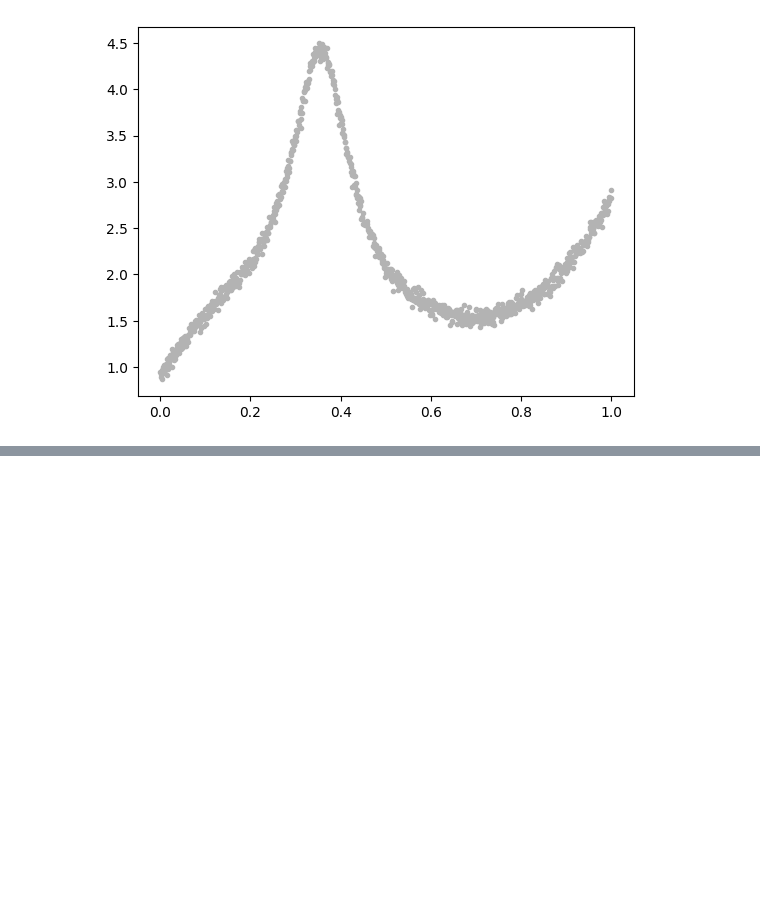
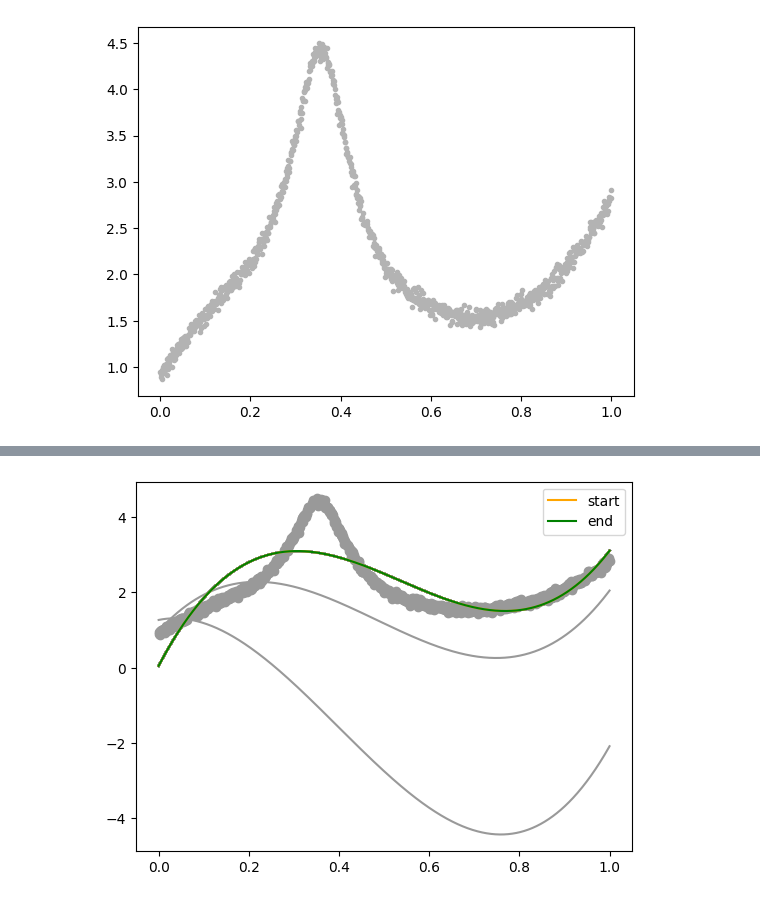
Before and after one commit to BieriCyril/ZHAW_STt_NUM1, a Jupyter notebook: NUM1_Praktikum_W8.ipynb, the cells around one changed output, grey strips where cells are left out. Saved outputs shown, nothing was run; the diff lists cells and outputs as text; code cells hidden in the pictures; blank space fills up the shorter version.

Commit message:
first graph

```diff
--- a/NUM1_Praktikum_W8.ipynb
+++ b/NUM1_Praktikum_W8.ipynb
@@ -188,0 +189,8 @@ plt.plot(w, y, '.', color = [.7,.7,.7]);
+# %%
+###---------------------------RHO FUNKTION-----------------------------------------
+def rho(f, J, p, delta):
+    fp2 = np.linalg.norm(f(*p))**2
+    fpdelta2 = np.linalg.norm(f(*p + delta))**2
+    fpJ2 = np.linalg.norm(f(*p) + J(*p) @ delta)**2
+
+    return (fp2 - fpdelta2) / (1e-12 + fp2 - fpJ2)
@@ -196,19 +206,21 @@ p3 = 0.1
 p4 = 0.1
 p5 = 0.1
 p6 = 0.1
-mue = 0.1 ##müüüüüüüüüüüü
+
+#startwerte
+pStart = np.array([p0, p1, p2, p3, p4, p5, p6]) # Startwerte
 
 
 # Hilfsfunktion L, nachher aufgerufen in F, definiert in aufgabenstellung
 l = lambda p5, p6, w: 1 / (1 + 4 * ((w - p5) / p6)**2)
 
 #f, definiert in aufgabenstellung
-f = lambda w, p0, p1, p2, p3, p4, p5, p6: (
+f = lambda p0, p1, p2, p3, p4, p5, p6: (
     p0 + p1*w + p2*w**2 + p3*w**3 + p4 * l(p5, p6, w)
 )
 
 # Jacobi-Matrix von f
-J = lambda w, p0, p1, p2, p3, p4, p5, p6: np.array([
+J = lambda p0, p1, p2, p3, p4, p5, p6: np.array([
     np.ones_like(w),          # Ableitung nach p0
     w,                        # Ableitung nach p1
     w**2,                     # Ableitung nach p2
@@ -219,11 +231,61 @@ J = lambda w, p0, p1, p2, p3, p4, p5, p6: np.array([
 ]).T
 
 
+## übergebe P der Jaccobi:
+Je = lambda p0, p1, p2, p3, p4, p5, p6: J(*p)
+
+
+
+## init
+pLM = pStart.copy()
+
+##FUNKTION LM, aus beipsiel Lineare ausgleichsrechnung!!!
+def LM(f, J, p, beta0 = 0.2, beta1 = 0.8, mu = 0.1, maxit = 100):
+
+    n = len(p)
+    delta = 1
+    it = 0
+
+    while np.linalg.norm(delta) > 1e-8 and it < maxit:
+
+        Jext = np.concatenate( (J(*p), mu * np.eye(n)) )
+        fext = np.concatenate ((y - f(*p), np.zeros(n)) ) # das Modell wäre f(p) - y = 0
+
+        delta = lstsq(Jext, fext) # lineares Ausgleichsproblem lösen
+        r = rho(f, J, p, delta)
+
+        print(it,
+          ": f(p) = ", np.round(np.linalg.norm(y - f(*p)), 5),
+          "\t mu = ", mu,
+          "\t |delta| = ", np.linalg.norm(delta),
+          "\t rho = ", r)
+
+
+        if r < beta0:
+            mu *= 2
+        elif r < beta1:
+            p += delta
+        else:
+            p += delta
+            mu /= 2
+
+        it += 1
+
+        plt.plot(w, f(*p), color = [.6,.6,.6])
+
+    return p
+
+##- LOEWENBERG LANDQUARD AUFRUFEN
+pLM = LM(f, J, pStart, maxit = 500)
+
+
+
+##-------------------PLOT---------------------------------------------
 plt.scatter(w, y, color = [.6,.6,.6])
-plt.plot(w, m(*p0), color = "orange", label = "start") # mit Startwerten
-plt.plot(w, m(*p), color = "green", label = "end")     # nach levenberg-Marquardt
+plt.plot(w, f(*pStart), color = "orange", label = "start") # mit Startwerten
+plt.plot(w, f(*pLM), color = "green", label = "end")     # nach levenberg-Marquardt
 
 plt.legend()
 
-print("gefundene Parameter: ", p)
+print("gefundene Parameter: ", pLM)
 # %% [output]
@@ -230,0 +309 @@ SyntaxError: invalid syntax (2926584815.py, line 6)
+[figure, added]
```
Also changed, not shown: parts of 6 cells of this notebook.
